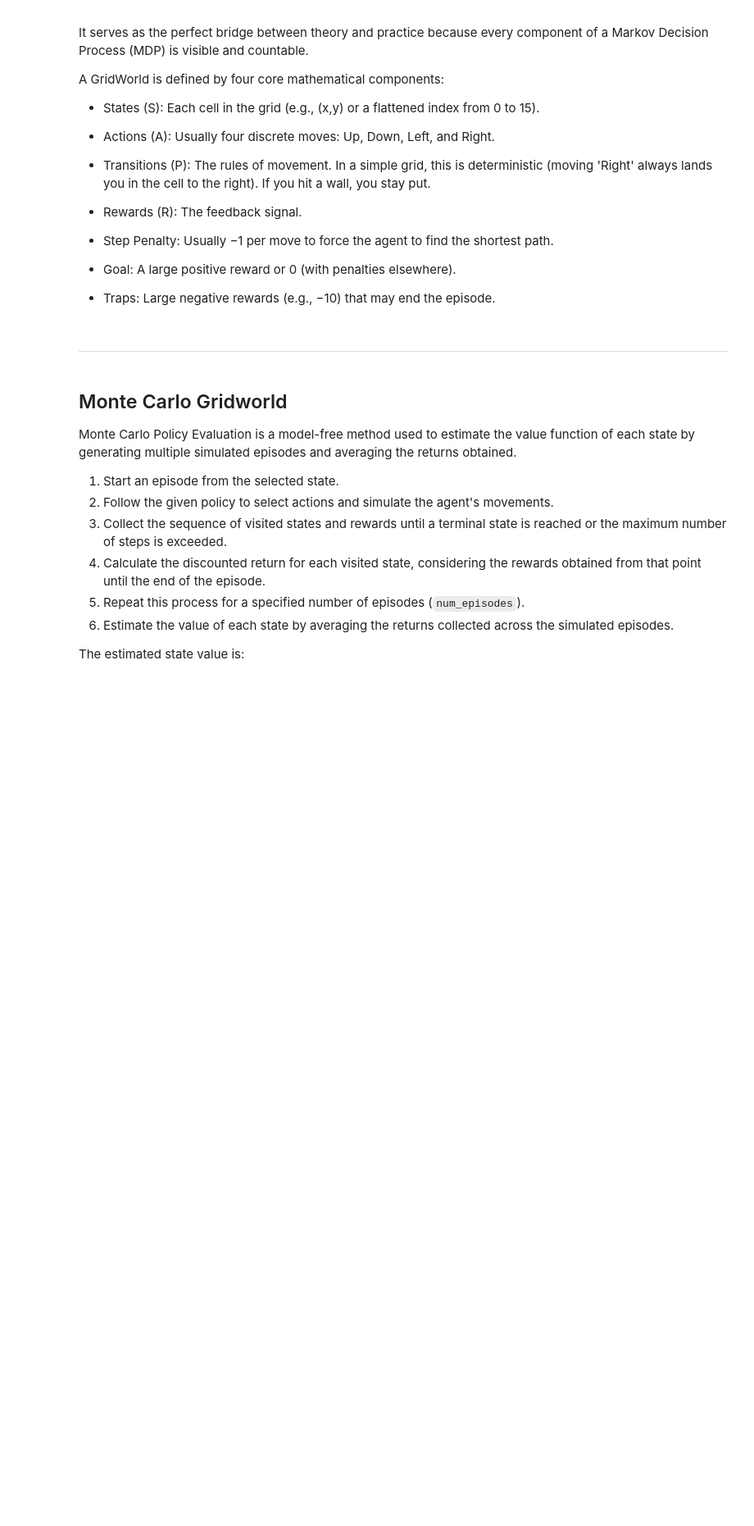
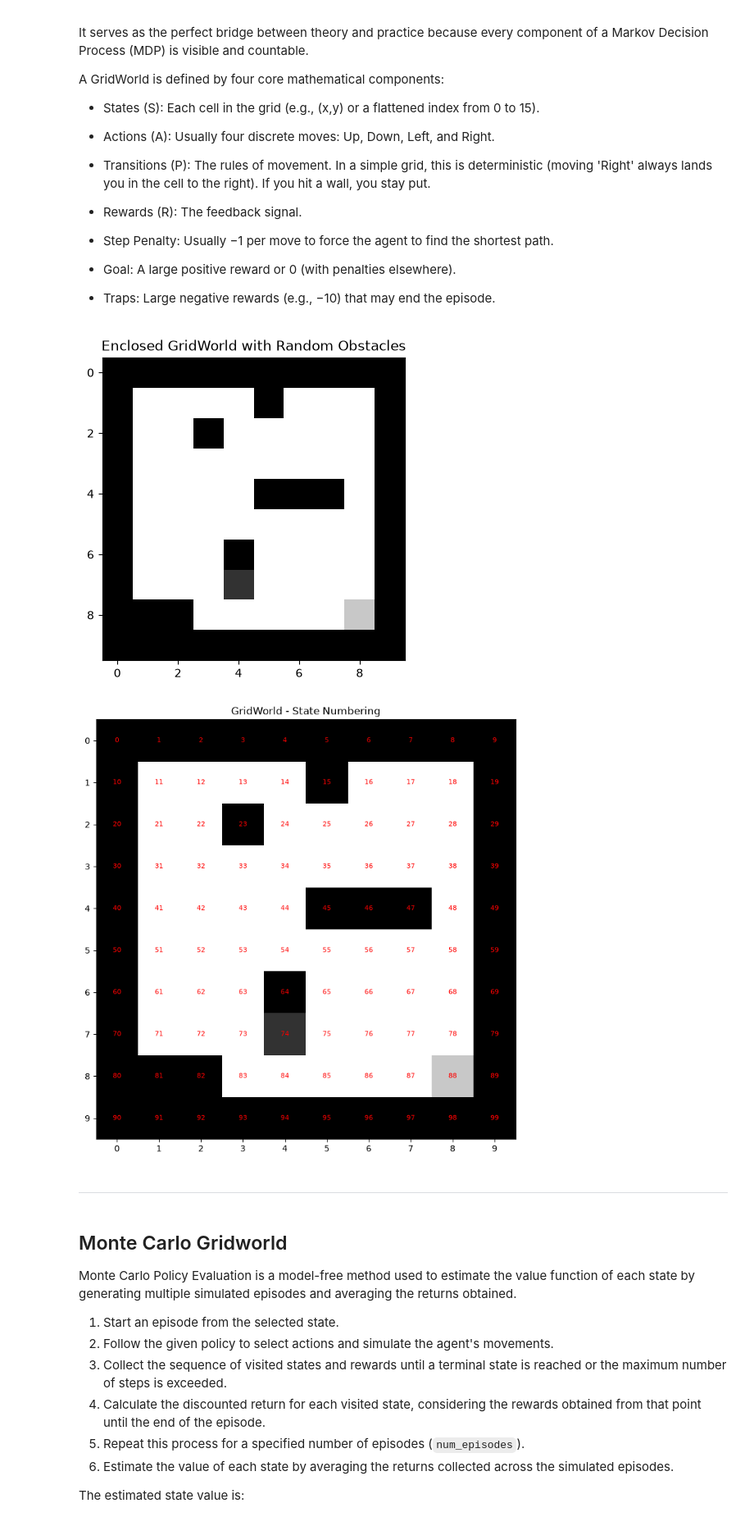
Before and after one commit to LorenzoTonet/Intro_to_ML_26-27, a Jupyter notebook: Labs/Lab-06.5_MonteCarlo.ipynb, the cells around one changed output. Shown at 82% size. Cells and saved outputs as stored; diff of their text form; code cells hidden in the pictures; blank space fills up the shorter version.

```diff
--- a/Labs/Lab-06.5_MonteCarlo.ipynb
+++ b/Labs/Lab-06.5_MonteCarlo.ipynb
@@ -57,34 +57,37 @@ def generate_enclosed_map(rows=30, cols=30, wall_density=0.15, trap_density=0.02
 
     return grid
 
-rows, cols = 5, 5
+rows, cols = 10, 10
 grid_bitmap = generate_enclosed_map(rows, cols)
 plt.imshow(grid_bitmap, cmap='gray')
 plt.title("Enclosed GridWorld with Random Obstacles")
 
 plt.figure(figsize=(9, 9))
 plt.imshow(grid_bitmap, cmap='gray', vmin=0, vmax=255)
 
 rows, cols = grid_bitmap.shape
 
 for r in range(rows):
     for c in range(cols):
         state = r * cols + c
 
         plt.text(
             c, r, str(state),
             ha='center',
             va='center',
             color='red',
             fontsize=8
         )
 
 plt.title("GridWorld - State Numbering")
 plt.xticks(range(cols))
 plt.yticks(range(rows))
 
 
 plt.show()
+# %% [output]
+[figure, added]
+[figure, added]
 # %%
 # define rewards
 WORLD_CONFIG = {
```
Also changed, not shown: parts of 1 cell of this notebook, 3 other files.
